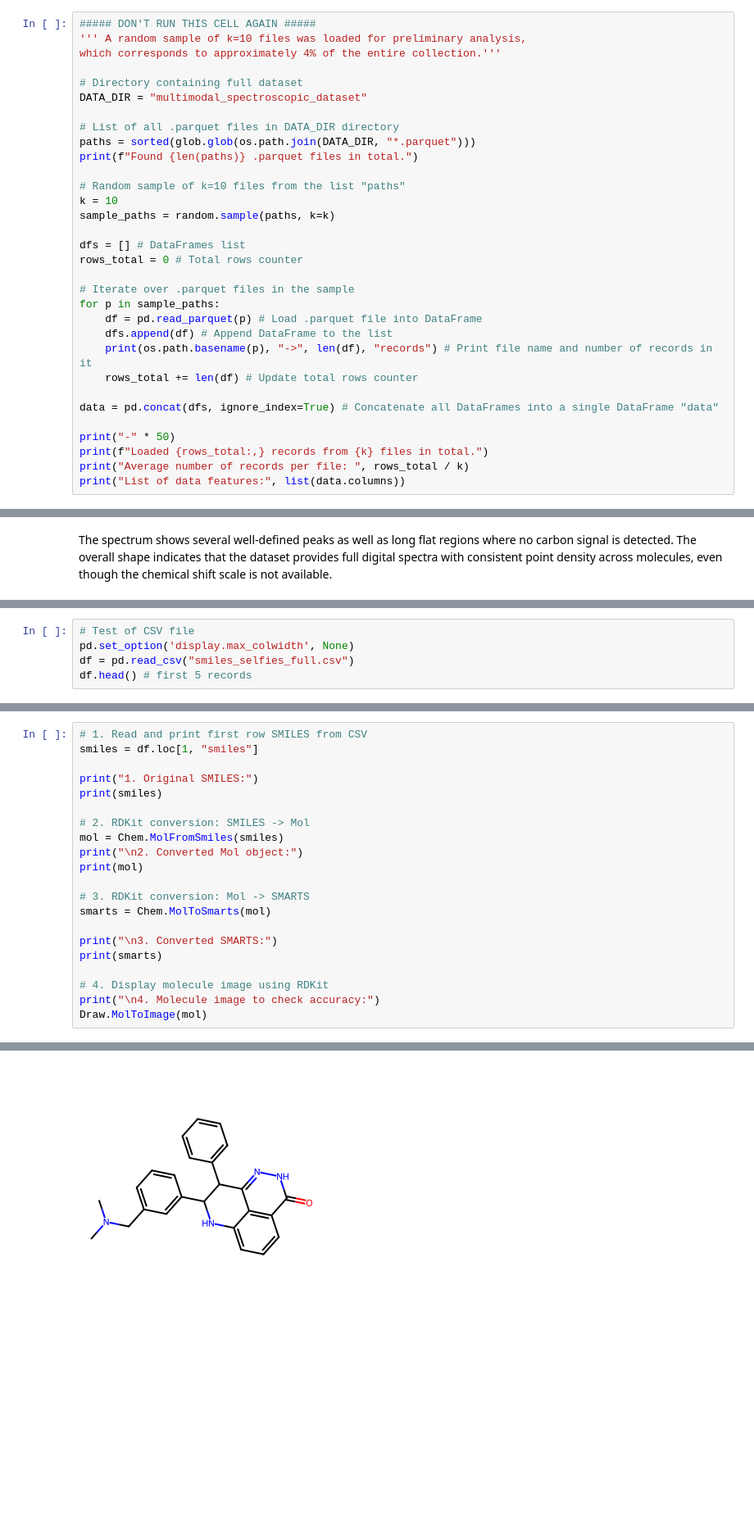
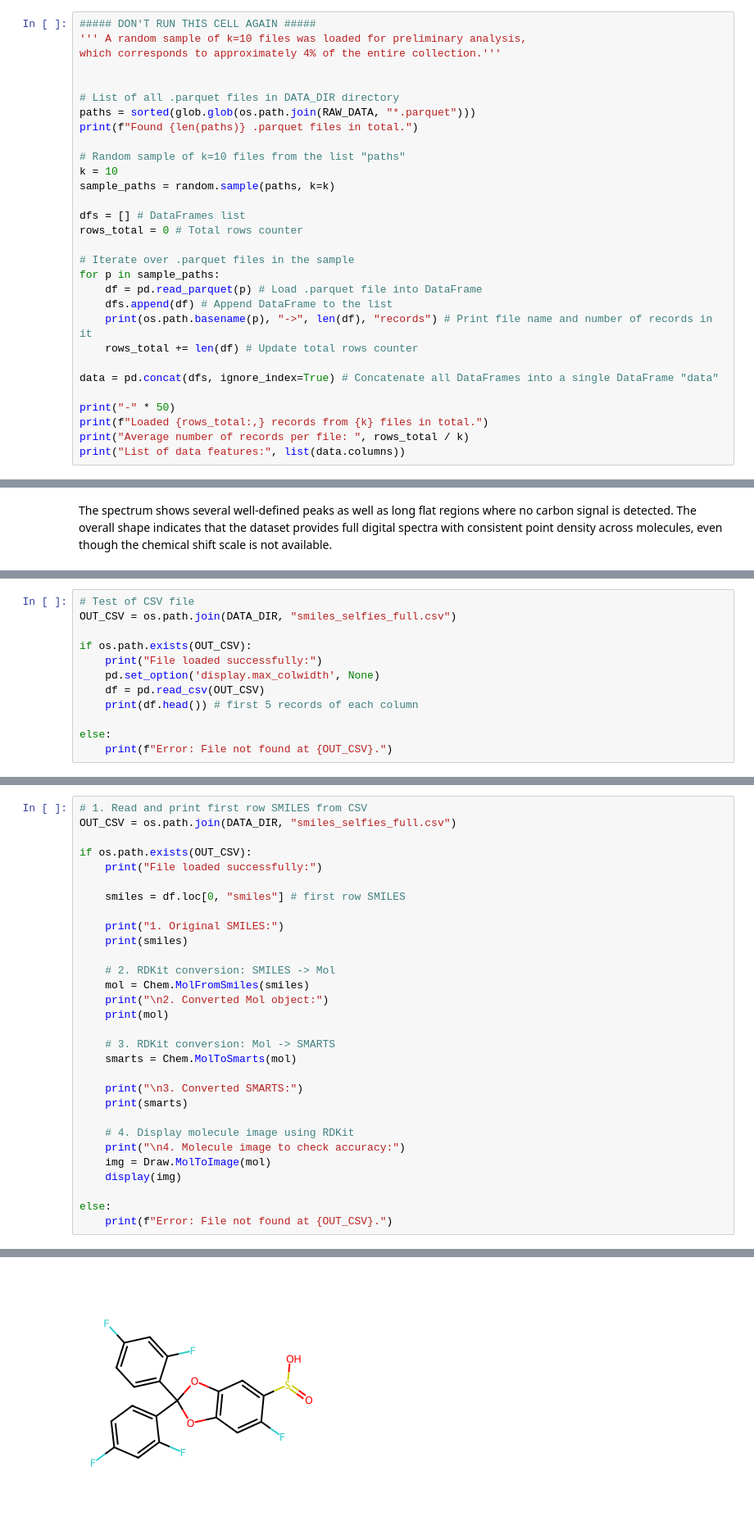
Before and after one commit to JanAndrzejewski050/Molecular-Spectro-Latent-Modeling, a Jupyter notebook: selfies_intro.ipynb, the cells around one changed output, grey strips where cells are left out. Shown at 82% size. Cells and saved outputs as stored; diff of their text form; blank space fills up the shorter version.

```diff
--- a/selfies_intro.ipynb
+++ b/selfies_intro.ipynb
@@ -30,11 +40,9 @@ Dataset taken from: https://zenodo.org/records/11611178
 ''' A random sample of k=10 files was loaded for preliminary analysis,
 which corresponds to approximately 4% of the entire collection.'''
 
-# Directory containing full dataset
-DATA_DIR = "multimodal_spectroscopic_dataset"
 
 # List of all .parquet files in DATA_DIR directory
-paths = sorted(glob.glob(os.path.join(DATA_DIR, "*.parquet")))
+paths = sorted(glob.glob(os.path.join(RAW_DATA, "*.parquet")))
 print(f"Found {len(paths)} .parquet files in total.")
 
 # Random sample of k=10 files from the list "paths"
@@ -625,6 +667,13 @@ Saved CSV file: smiles_selfies_full.csv
 # %%
 # Test of CSV file
-pd.set_option('display.max_colwidth', None)
-df = pd.read_csv("smiles_selfies_full.csv")
-df.head() # first 5 records
+OUT_CSV = os.path.join(DATA_DIR, "smiles_selfies_full.csv")
+
+if os.path.exists(OUT_CSV):
+    print("File loaded successfully:")
+    pd.set_option('display.max_colwidth', None)
+    df = pd.read_csv(OUT_CSV)
+    print(df.head()) # first 5 records of each column
+
+else:
+    print(f"Error: File not found at {OUT_CSV}.")
 # %% [output]
@@ -700,23 +760,32 @@ Unlike SMILES (which encodes a specific molecule), SMARTS describes a general ru
 | Amine            | [NX3;H2,H1,H0] | Trivalent nitrogen                   |
 # %%
 # 1. Read and print first row SMILES from CSV
-smiles = df.loc[1, "smiles"]
+OUT_CSV = os.path.join(DATA_DIR, "smiles_selfies_full.csv")
 
-print("1. Original SMILES:")
-print(smiles)
+if os.path.exists(OUT_CSV):
+    print("File loaded successfully:")
 
-# 2. RDKit conversion: SMILES -> Mol
-mol = Chem.MolFromSmiles(smiles)
-print("\n2. Converted Mol object:")
-print(mol)
+    smiles = df.loc[0, "smiles"] # first row SMILES
 
-# 3. RDKit conversion: Mol -> SMARTS
-smarts = Chem.MolToSmarts(mol)
+    print("1. Original SMILES:")
+    print(smiles)
 
-print("\n3. Converted SMARTS:")
-print(smarts)
+    # 2. RDKit conversion: SMILES -> Mol
+    mol = Chem.MolFromSmiles(smiles)
+    print("\n2. Converted Mol object:")
+    print(mol)
 
-# 4. Display molecule image using RDKit
-print("\n4. Molecule image to check accuracy:")
-Draw.MolToImage(mol)
+    # 3. RDKit conversion: Mol -> SMARTS
+    smarts = Chem.MolToSmarts(mol)
+
+    print("\n3. Converted SMARTS:")
+    print(smarts)
+
+    # 4. Display molecule image using RDKit
+    print("\n4. Molecule image to check accuracy:")
+    img = Draw.MolToImage(mol)
+    display(img)
+
+else:
+    print(f"Error: File not found at {OUT_CSV}.")
 # %% [output]
@@ -731,6 +801,6 @@ CN(C)Cc1cccc(C2Nc3cccc4c(=O)[nH]nc(c34)C2c2ccccc2)c1
 
 4. Molecule image to check accuracy:
-[figure, old version]
+[figure, new version]
 # %% [markdown]
 The original SMILES string encodes the molecule as a linear text sequence, but it does not explicitly show the underlying graph structure.
 
```
Also changed, not shown: parts of 60 cells of this notebook, 7 other files.
